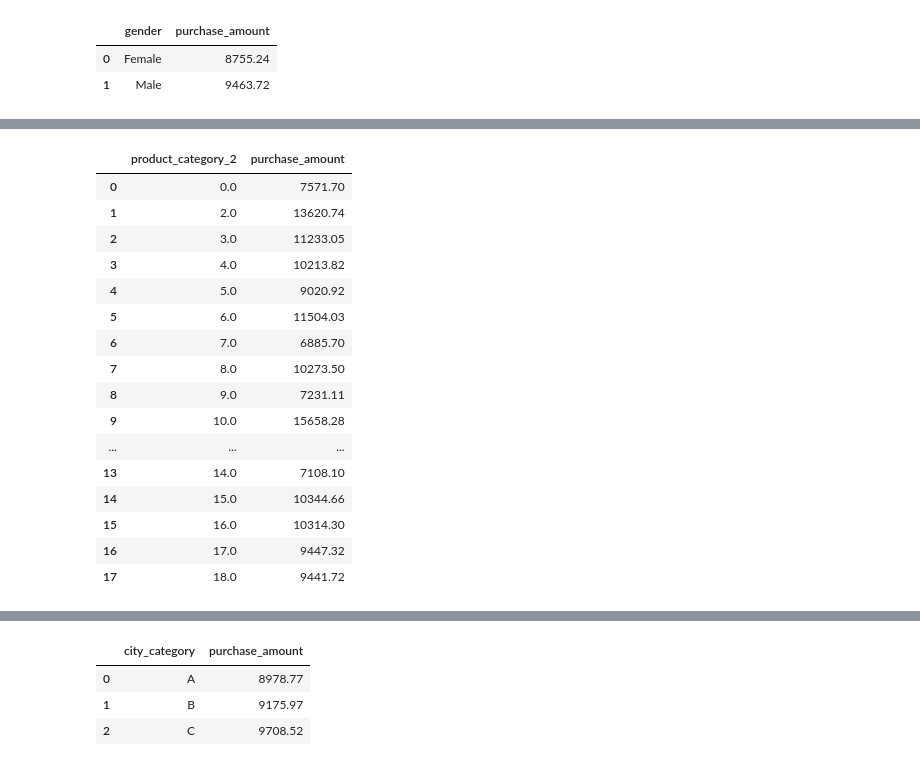
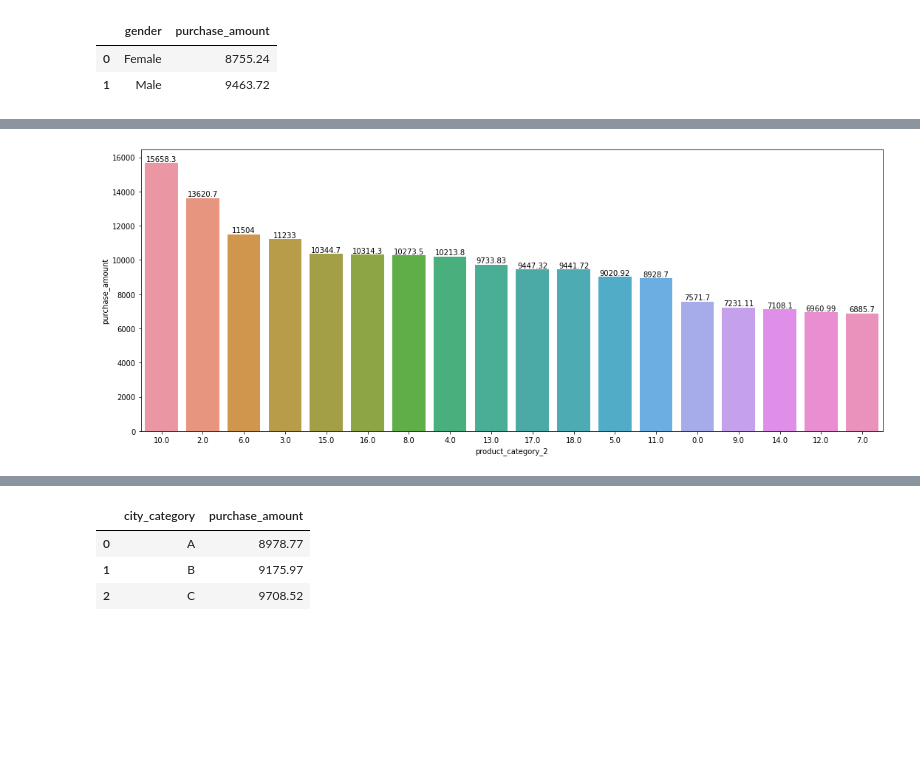
Before and after one commit to kirandhasade/Black_Friday_Analysis, a Jupyter notebook: Black friday.ipynb, the cells around one changed output, grey strips where cells are left out. Drawn from its saved outputs; the diff is of its cells as text; code cells hidden in the pictures; blank space fills up the shorter version.

```diff
--- a/Black friday.ipynb
+++ b/Black friday.ipynb
@@ -485,20 +487,4 @@ analysis_df.groupby('product_category_1')['purchase_amount'].mean().reset_index(
 # %%
-analysis_df.groupby('product_category_2')['purchase_amount'].mean().reset_index().round(2)
+chart_by_avg_product_category(dataframe = analysis_df, cat_col_name = 'product_category_2')
 # %% [output]
-|  | product_category_2 | purchase_amount |
-| 0 | 0.0 | 7571.70 |
-| 1 | 2.0 | 13620.74 |
-| 2 | 3.0 | 11233.05 |
-| 3 | 4.0 | 10213.82 |
-| 4 | 5.0 | 9020.92 |
-| 5 | 6.0 | 11504.03 |
-| 6 | 7.0 | 6885.70 |
-| 7 | 8.0 | 10273.50 |
-| 8 | 9.0 | 7231.11 |
-| 9 | 10.0 | 15658.28 |
-| ... | ... | ... |
-| 13 | 14.0 | 7108.10 |
-| 14 | 15.0 | 10344.66 |
-| 15 | 16.0 | 10314.30 |
-| 16 | 17.0 | 9447.32 |
-| 17 | 18.0 | 9441.72 |
+[figure, added]
```
Also changed, not shown: parts of 14 cells of this notebook.
